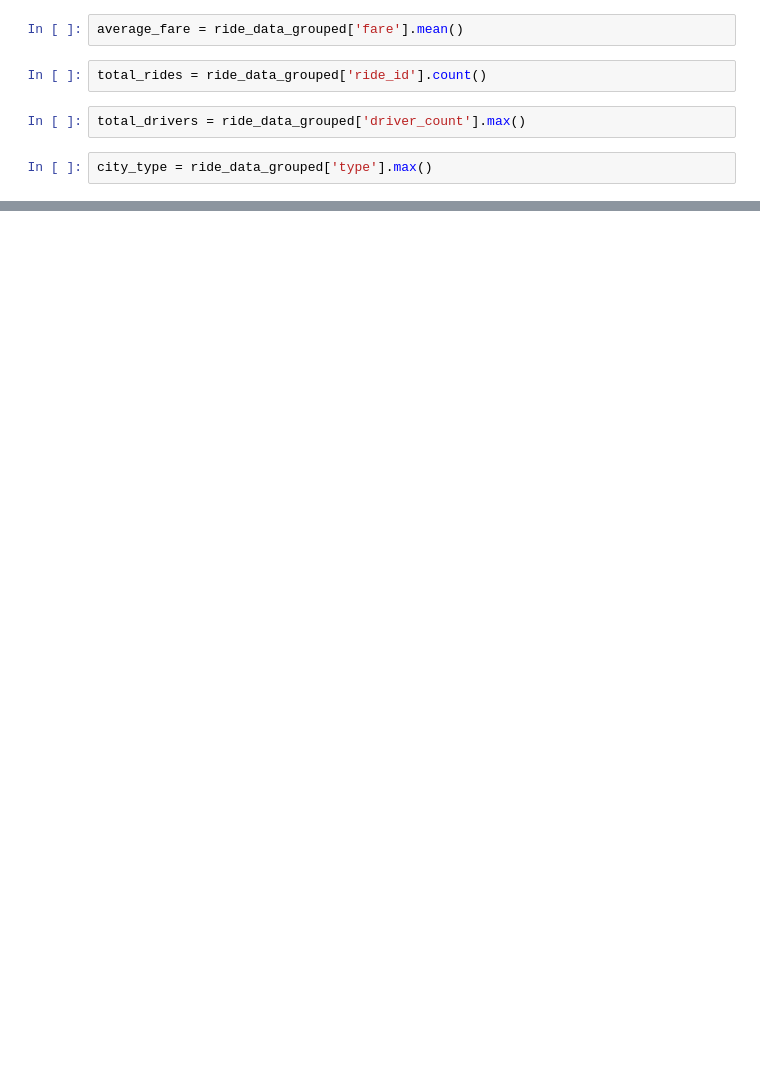
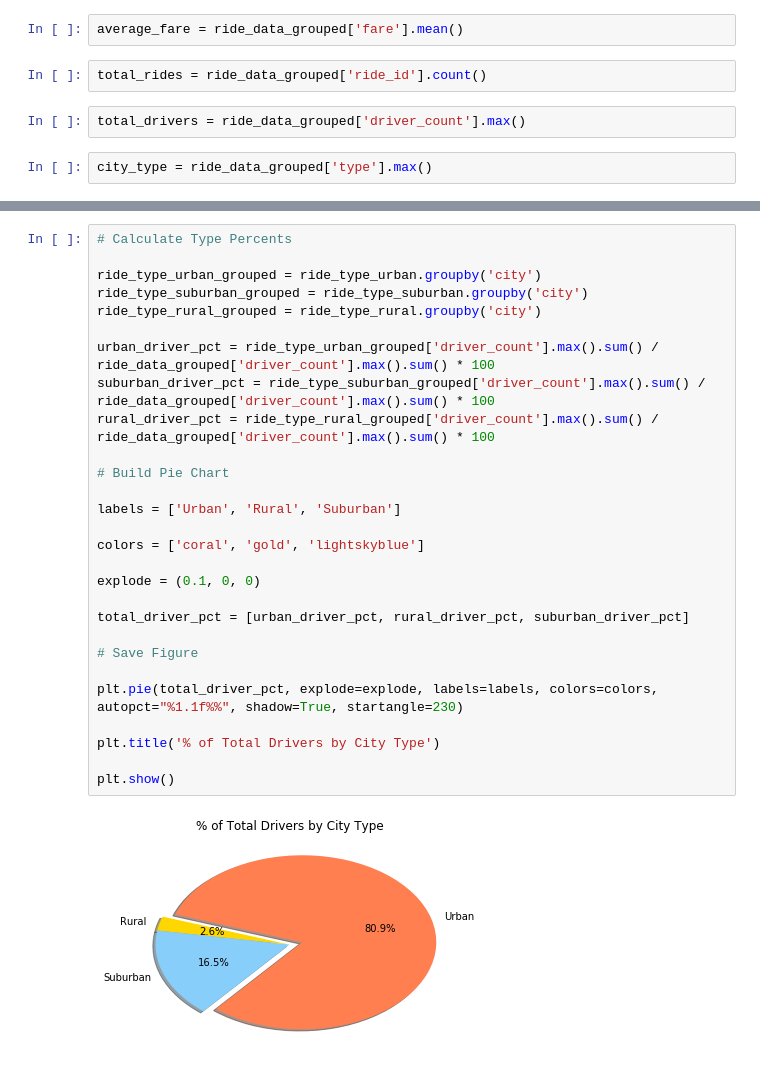
Before and after one commit to pickle-weasel/Matplotlib, a Jupyter notebook: Pyber.ipynb, the cells around one changed output, grey strips where cells are left out. Saved outputs shown, nothing was run; the diff lists cells and outputs as text; blank space fills up the shorter version.

```diff
--- a/Pyber.ipynb
+++ b/Pyber.ipynb
@@ -81,0 +157,30 @@ SyntaxError: can't assign to literal (<ipython-input-119-e6e29c2812f4>, line 3)
+# %%
+# Calculate Type Percents
+
+ride_type_urban_grouped = ride_type_urban.groupby('city')
+ride_type_suburban_grouped = ride_type_suburban.groupby('city')
+ride_type_rural_grouped = ride_type_rural.groupby('city')
+
+urban_driver_pct = ride_type_urban_grouped['driver_count'].max().sum() / ride_data_grouped['driver_count'].max().sum() * 100
+suburban_driver_pct = ride_type_suburban_grouped['driver_count'].max().sum() / ride_data_grouped['driver_count'].max().sum() * 100
+rural_driver_pct = ride_type_rural_grouped['driver_count'].max().sum() / ride_data_grouped['driver_count'].max().sum() * 100
+
+# Build Pie Chart
+
+labels = ['Urban', 'Rural', 'Suburban']
+
+colors = ['coral', 'gold', 'lightskyblue']
+
+explode = (0.1, 0, 0)
+
+total_driver_pct = [urban_driver_pct, rural_driver_pct, suburban_driver_pct]
+
+# Save Figure
+
+plt.pie(total_driver_pct, explode=explode, labels=labels, colors=colors, autopct="%1.1f%%", shadow=True, startangle=230)
+
+plt.title('% of Total Drivers by City Type')
+
+plt.show()
+# %% [output]
+[figure, added]
```
Also changed, not shown: parts of 8 cells of this notebook, 1 other file.
